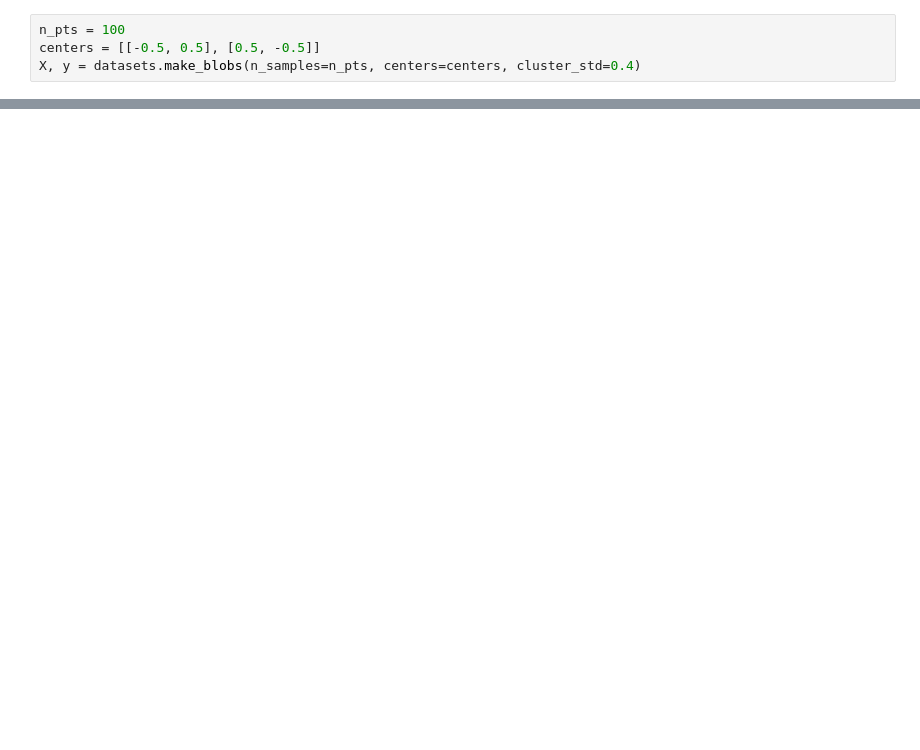
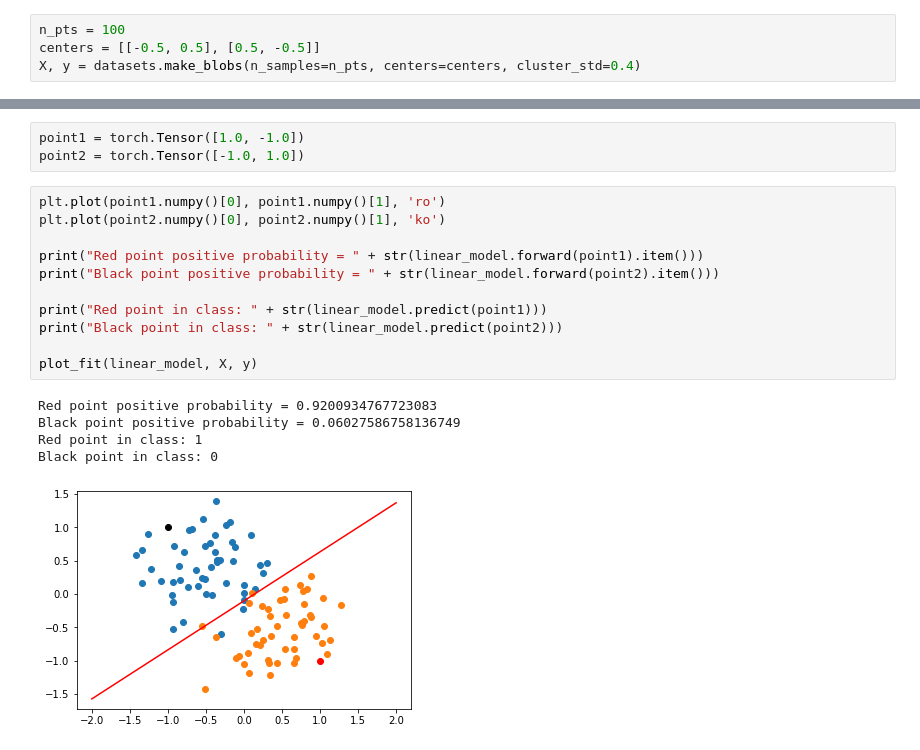
Before and after one commit to Algus-me/pytorch-for-deep-learning-and-computer-vision, a Jupyter notebook: Part 5. Perceptrons.ipynb, the cells around one changed output, grey strips where cells are left out. Cells and saved outputs as stored; diff of their text form; blank space fills up the shorter version.

```diff
--- a/Part 5. Perceptrons.ipynb
+++ b/Part 5. Perceptrons.ipynb
@@ -30,0 +122,20 @@ plt.scatter(X[y==1, 0], X[y==1, 1])
+# %%
+point1 = torch.Tensor([1.0, -1.0])
+point2 = torch.Tensor([-1.0, 1.0])
+# %%
+plt.plot(point1.numpy()[0], point1.numpy()[1], 'ro')
+plt.plot(point2.numpy()[0], point2.numpy()[1], 'ko')
+
+print("Red point positive probability = " + str(linear_model.forward(point1).item()))
+print("Black point positive probability = " + str(linear_model.forward(point2).item()))
+
+print("Red point in class: " + str(linear_model.predict(point1)))
+print("Black point in class: " + str(linear_model.predict(point2)))
+
+plot_fit(linear_model, X, y)
+# %% [output]
+Red point positive probability = 0.9200934767723083
+Black point positive probability = 0.06027586758136749
+Red point in class: 1
+Black point in class: 0
+[figure, added]
```
Also changed, not shown: parts of 15 cells of this notebook, 1 other file.
